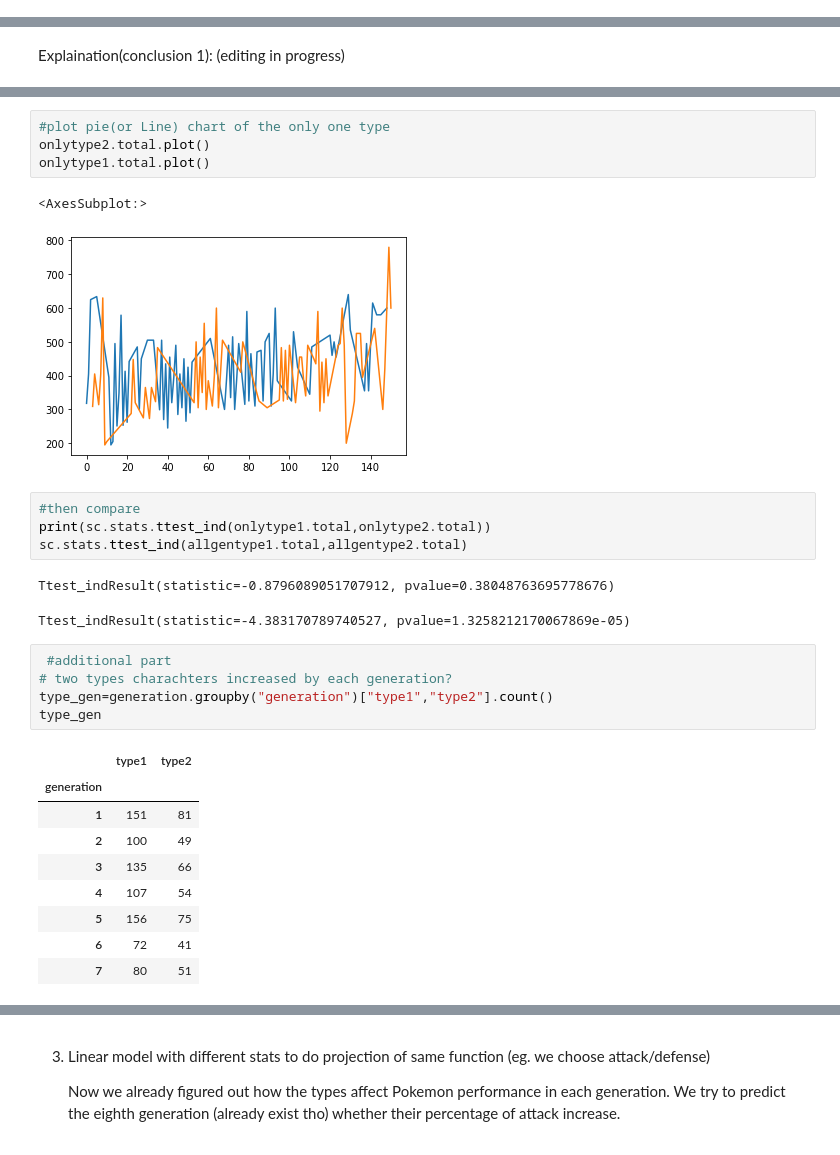
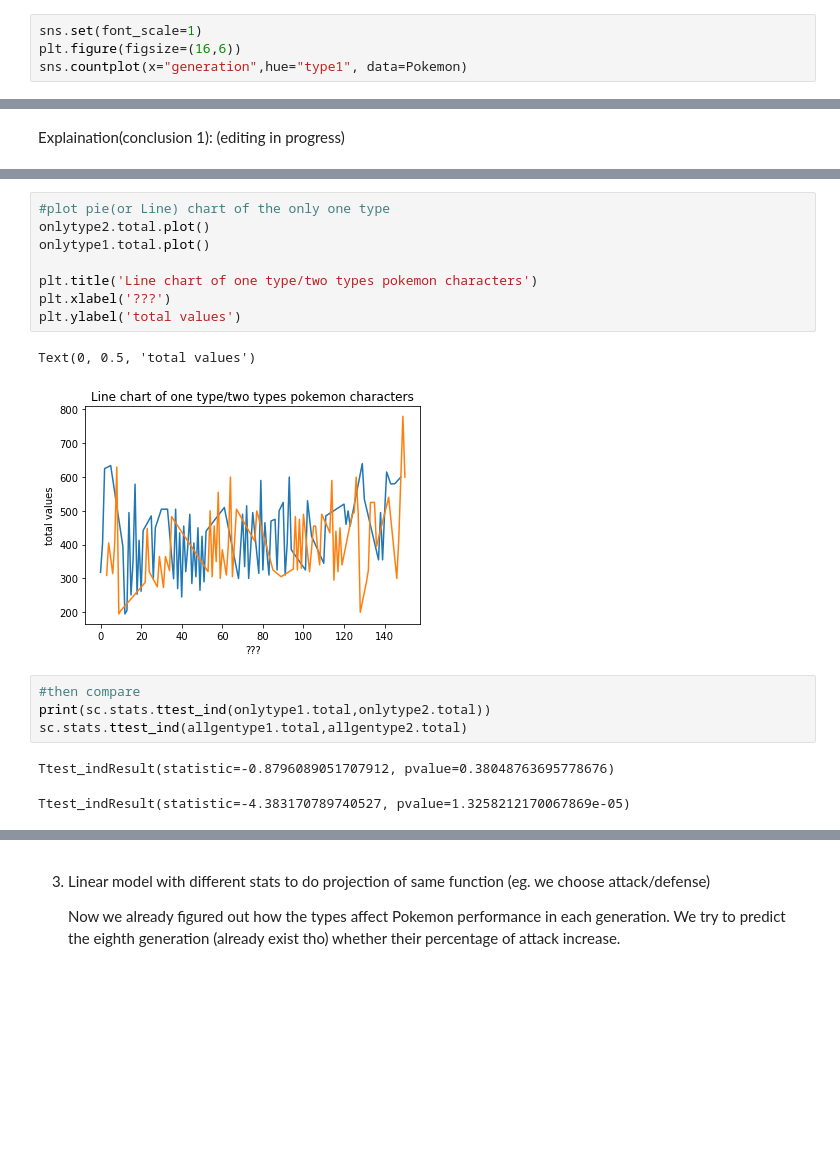
Before and after one commit to arhamnewaz/PokemonDataScienceProject, a Jupyter notebook: PokemonEcon .ipynb, the cells around one changed output, grey strips where cells are left out. Saved outputs shown, nothing was run; the diff lists cells and outputs as text; blank space fills up the shorter version.

```diff
--- a/PokemonEcon .ipynb
+++ b/PokemonEcon .ipynb
@@ -71,3 +71,7 @@ p1.plot.bar()
 # %% [output]
 <AxesSubplot:xlabel='generation'>
 [figure]
+# %%
+sns.set(font_scale=1)
+plt.figure(figsize=(16,6))
+sns.countplot(x="generation",hue="type1", data=Pokemon)
@@ -163,10 +183,14 @@ Name: total, dtype: float64
 # %%
 #plot pie(or Line) chart of the only one type
 onlytype2.total.plot()
 onlytype1.total.plot()
+
+plt.title('Line chart of one type/two types pokemon characters')
+plt.xlabel('???')
+plt.ylabel('total values')
 # %% [output]
-<AxesSubplot:>
+Text(0, 0.5, 'total values')
-[figure, old version]
+[figure, new version]
 # %%
 #then compare
 print(sc.stats.ttest_ind(onlytype1.total,onlytype2.total))
@@ -174,18 +198,3 @@ sc.stats.ttest_ind(allgentype1.total,allgentype2.total)
 # %% [output]
 Ttest_indResult(statistic=-0.8796089051707912, pvalue=0.38048763695778676)
 Ttest_indResult(statistic=-4.383170789740527, pvalue=1.3258212170067869e-05)
-# %%
- #additional part
-# two types charachters increased by each generation?
-type_gen=generation.groupby("generation")["type1","type2"].count()
-type_gen
-# %% [output]
-|  | type1 | type2 |
-| generation |  |  |
-| 1 | 151 | 81 |
-| 2 | 100 | 49 |
-| 3 | 135 | 66 |
-| 4 | 107 | 54 |
-| 5 | 156 | 75 |
-| 6 | 72 | 41 |
-| 7 | 80 | 51 |
```
Also changed, not shown: parts of 38 cells of this notebook.
